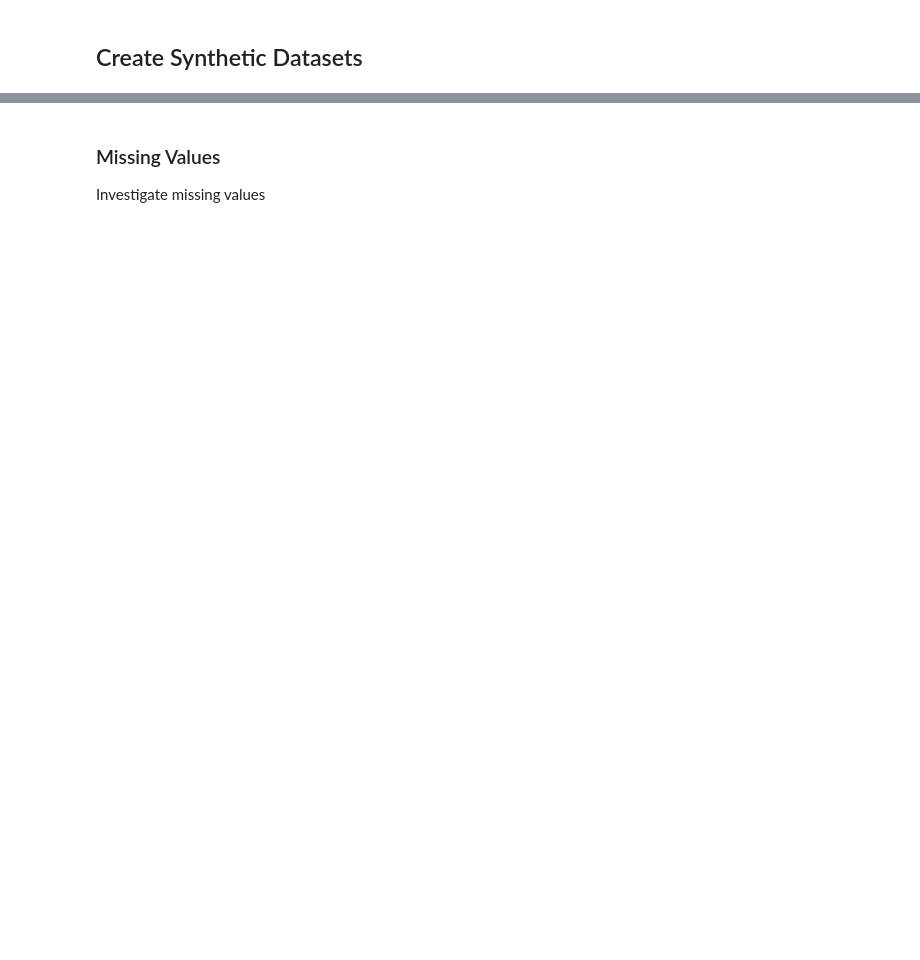
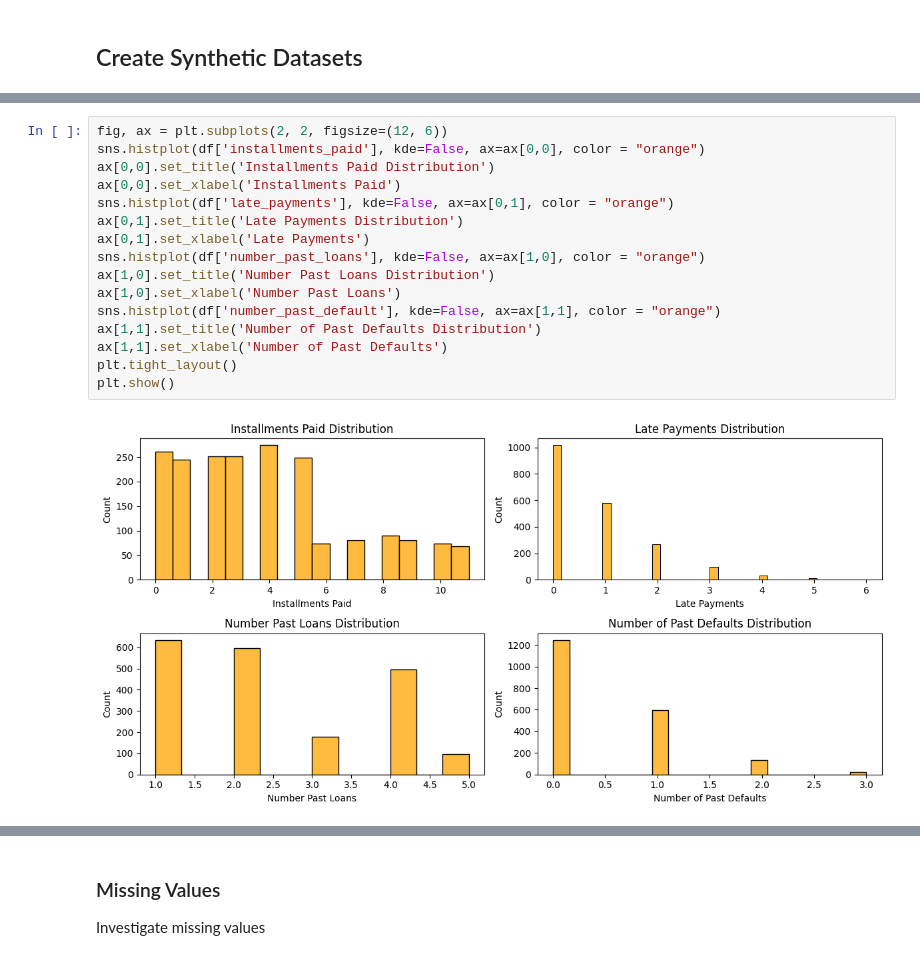
Before and after one commit to datakind/difit, a Jupyter notebook: financial_service_provider.ipynb, the cells around one changed output, grey strips where cells are left out. Saved outputs shown, nothing was run; the diff lists cells and outputs as text; blank space fills up the shorter version.

```diff
--- a/financial_service_provider.ipynb
+++ b/financial_service_provider.ipynb
@@ -369,0 +233,18 @@ dtype: object
+# %%
+fig, ax = plt.subplots(2, 2, figsize=(12, 6))
+sns.histplot(df['installments_paid'], kde=False, ax=ax[0,0], color = "orange")
+ax[0,0].set_title('Installments Paid Distribution')
+ax[0,0].set_xlabel('Installments Paid')
+sns.histplot(df['late_payments'], kde=False, ax=ax[0,1], color = "orange")
+ax[0,1].set_title('Late Payments Distribution')
+ax[0,1].set_xlabel('Late Payments')
+sns.histplot(df['number_past_loans'], kde=False, ax=ax[1,0], color = "orange")
+ax[1,0].set_title('Number Past Loans Distribution')
+ax[1,0].set_xlabel('Number Past Loans')
+sns.histplot(df['number_past_default'], kde=False, ax=ax[1,1], color = "orange")
+ax[1,1].set_title('Number of Past Defaults Distribution')
+ax[1,1].set_xlabel('Number of Past Defaults')
+plt.tight_layout()
+plt.show()
+# %% [output]
+[figure, added]
```
Also changed, not shown: parts of 74 cells of this notebook, 1 other file.
